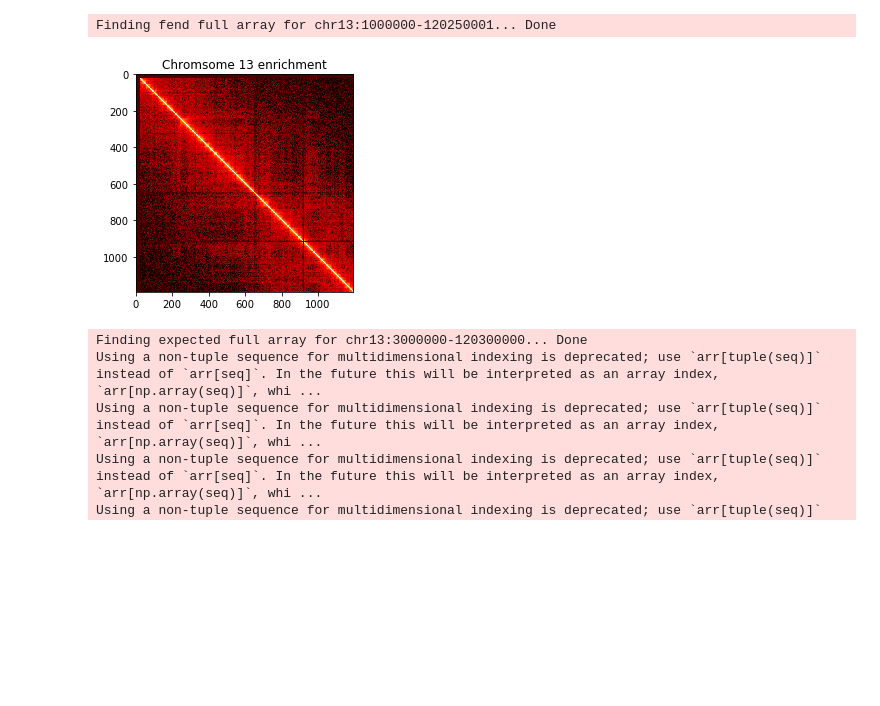
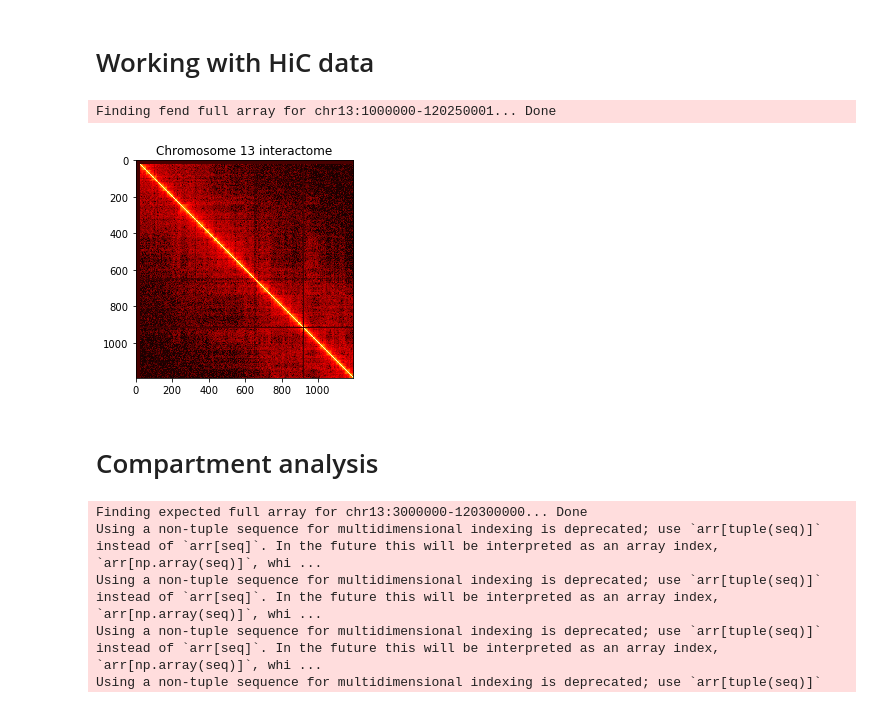
Before and after one commit to GiannaTricola/qbb2020-answers, a Jupyter notebook: week11/Week11.ipynb, the cells around one changed output. Saved outputs shown, nothing was run; the diff lists cells and outputs as text; code cells hidden in the pictures; blank space fills up the shorter version.

Commit message:
Fixed plots

```diff
--- a/week11/Week11.ipynb
+++ b/week11/Week11.ipynb
@@ -6 +5,3 @@ import pybedtools as bed
+# %% [markdown]
+# Working with HiC data
 # %%
@@ -12,11 +16,14 @@ log_trans = np.log(enrichment)
 # %% [output]
 Finding fend full array for chr13:1000000-120250001... Done
 # %%
+#Chromsome 13 heatmap using matplotlib
 plt.imshow(log_trans, cmap='hot', interpolation='nearest')
-plt.title('Chromsome 13 enrichment')
+plt.title('Chromosome 13 interactome')
 plt.show()
 # %% [output]
-[figure, old version]
+[figure, new version]
+# %% [markdown]
+# Compartment analysis
 # %%
 Comp = hifive.hic_domains.Compartment(hic, 100000, chroms=['chr13'], out_fname='tmp.hdf5')
 Comp.write_eigen_scores('hic_comp.bed')
```
Also changed, not shown: parts of 20 cells of this notebook.
